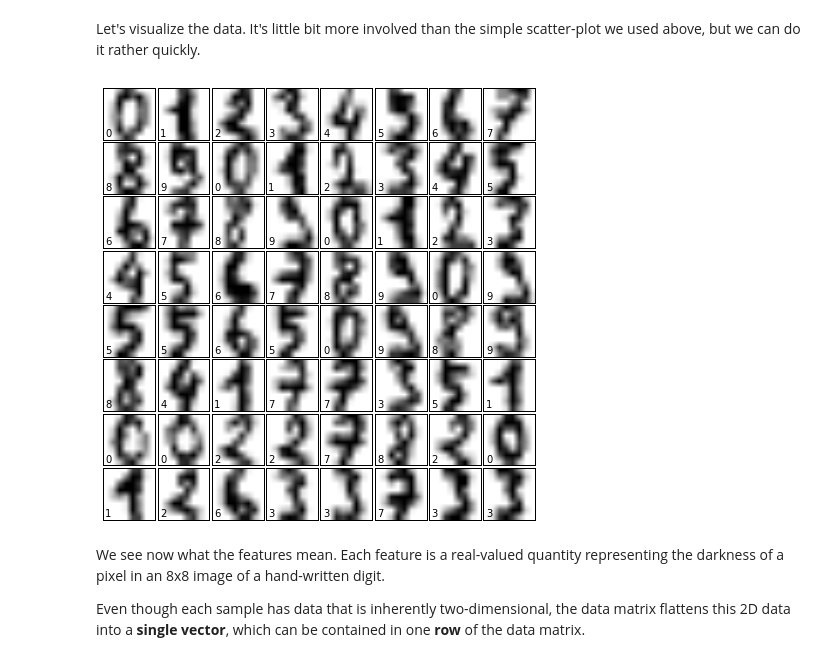
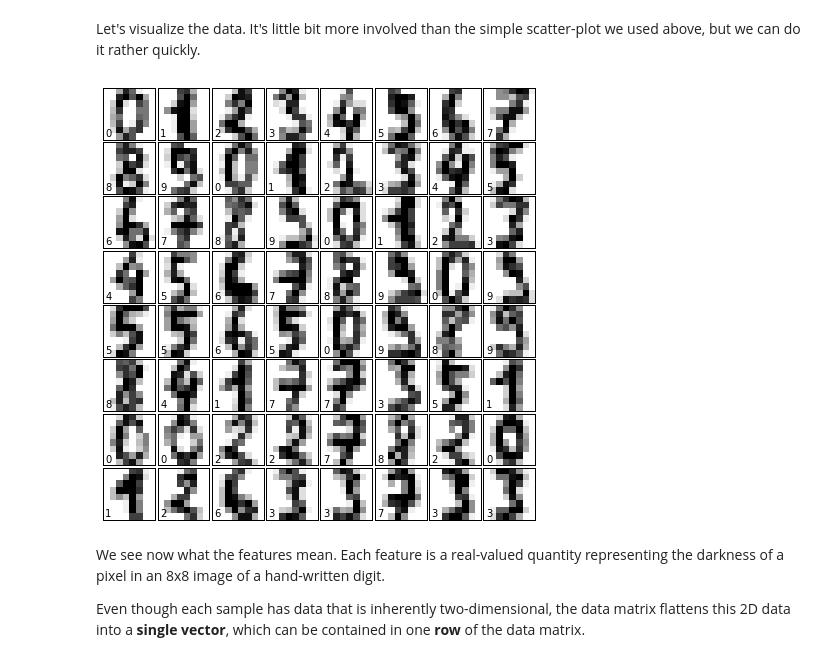
Before and after one commit to jakevdp/sklearn_scipy2013, a Jupyter notebook: rendered_notebooks/02A_representation_of_data.ipynb, the cells around one changed output. Saved outputs shown, nothing was run; the diff lists cells and outputs as text; code cells hidden in the pictures.

```diff
--- a/rendered_notebooks/02A_representation_of_data.ipynb
+++ b/rendered_notebooks/02A_representation_of_data.ipynb
@@ -286,17 +286,17 @@ we used above, but we can do it rather quickly.
 # %%
 # set up the figure
 fig = plt.figure(figsize=(6, 6))  # figure size in inches
 fig.subplots_adjust(left=0, right=1, bottom=0, top=1, hspace=0.05, wspace=0.05)
 
 # plot the digits: each image is 8x8 pixels
 for i in range(64):
     ax = fig.add_subplot(8, 8, i + 1, xticks=[], yticks=[])
-    ax.imshow(digits.images[i], cmap=plt.cm.binary)
+    ax.imshow(digits.images[i], cmap=plt.cm.binary, interpolation='nearest')
 
     # label the image with the target value
     ax.text(0, 7, str(digits.target[i]))
 # %% [output]
-[figure, old version]
+[figure, new version]
 # %% [markdown]
 We see now what the features mean.  Each feature is a real-valued quantity representing the
 darkness of a pixel in an 8x8 image of a hand-written digit.
```
Also changed, not shown: parts of 7 cells of this notebook, 17 other files.
